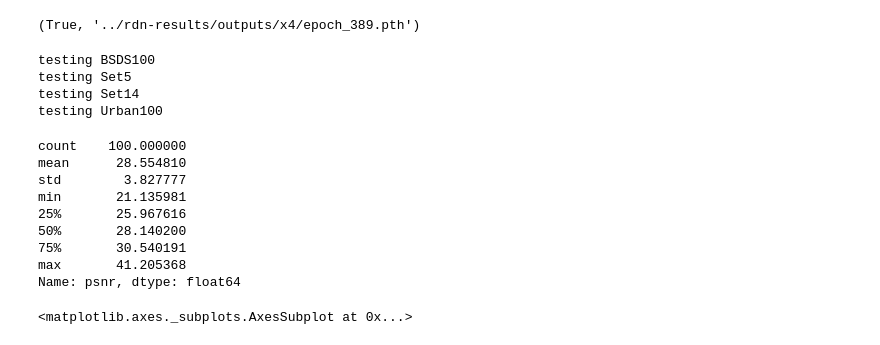
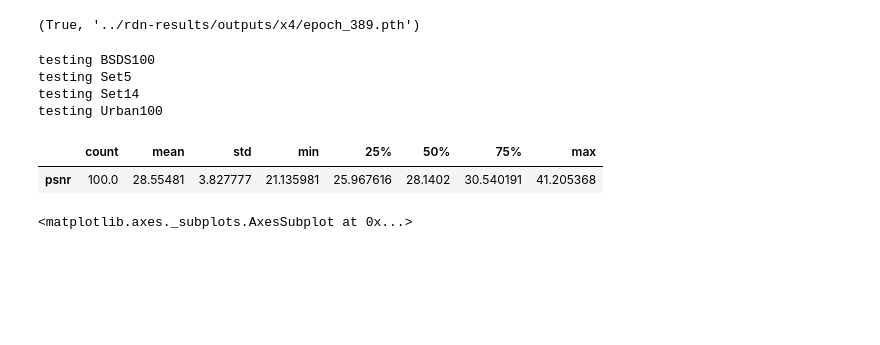
Before and after one commit to Tenfleques/resnet-sr-survey, a Jupyter notebook: RDN-pytorch-master/evaluate-tests.ipynb, the cells around one changed output. Saved outputs shown, nothing was run; the diff lists cells and outputs as text; code cells hidden in the pictures; blank space fills up the shorter version.

```diff
--- a/RDN-pytorch-master/evaluate-tests.ipynb
+++ b/RDN-pytorch-master/evaluate-tests.ipynb
@@ -232,17 +232,10 @@ with open("../rdn-results/logs/test-results.json", mode='w', encoding='utf-8') a
 # %%
 stats_BSDS100 = get_test_report(test_results, "BSDS100")
 # %%
-stats_BSDS100["psnr"].describe()
+stats_BSDS100.describe().transpose()
 # %% [output]
-count    100.000000
-mean      28.554810
-std        3.827777
-min       21.135981
-25%       25.967616
-50%       28.140200
-75%       30.540191
-max       41.205368
-Name: psnr, dtype: float64
+|  | count | mean | std | min | 25% | 50% | 75% | max |
+| psnr | 100.0 | 28.55481 | 3.827777 | 21.135981 | 25.967616 | 28.1402 | 30.540191 | 41.205368 |
 # %%
 stats_BSDS100.plot.bar(figsize=(20,5))
 # %% [output]
```
Also changed, not shown: parts of 4 cells of this notebook.
